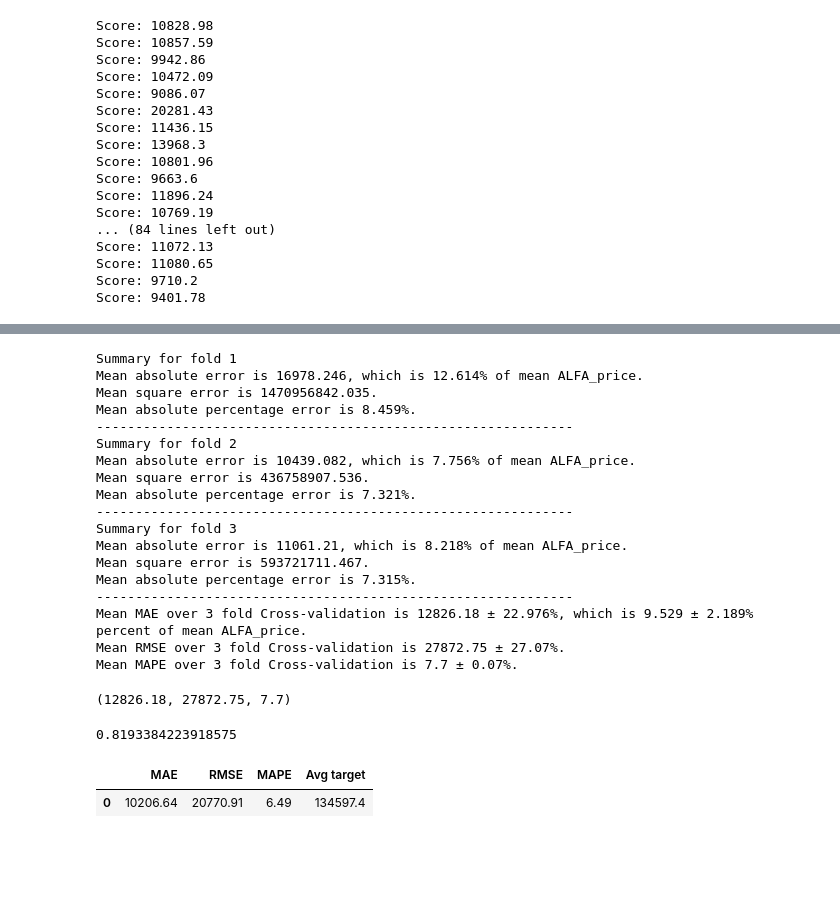
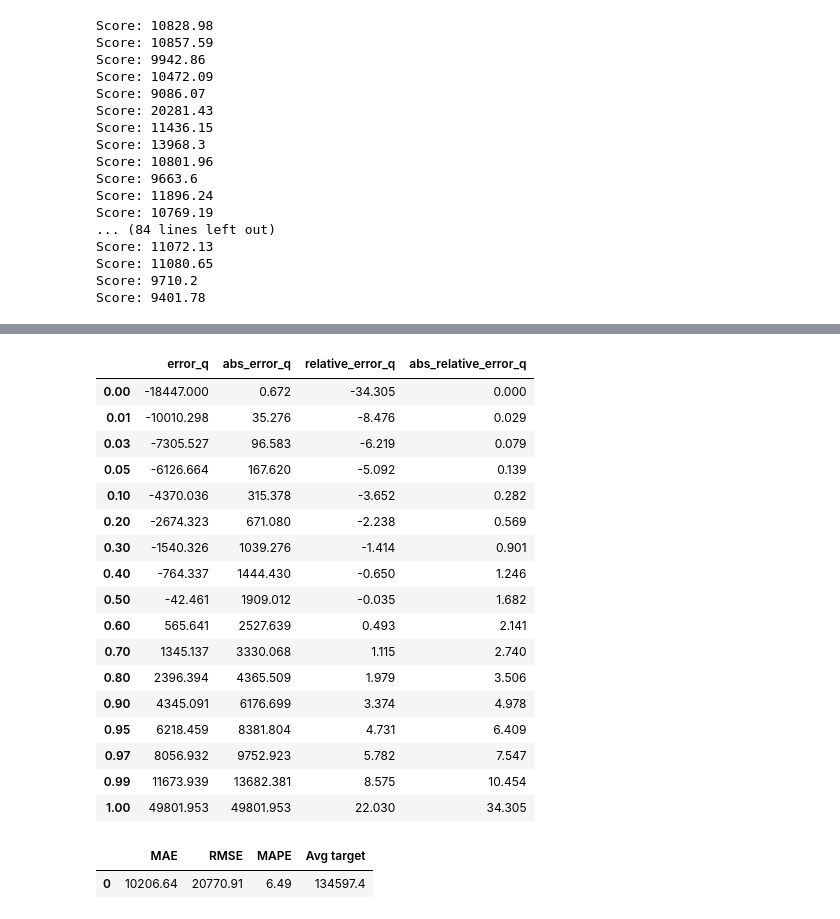
Before and after one commit to asdasde/market_models, a Jupyter notebook: notebooks/2_market_model.ipynb, the cells around one changed output, grey strips where cells are left out. Cells and saved outputs as stored; diff of their text form; code cells hidden in the pictures; blank space fills up the shorter version.

```diff
--- a/notebooks/2_market_model.ipynb
+++ b/notebooks/2_market_model.ipynb
@@ -662,17 +206,16 @@ array([1., 0., 0., 0., 1., 1., 0., 1., 0., 0., 1., 1., 1., 0., 0., 0., 1.,
 # %%
-def get_errors(data = None, target_variable = TARGET_VARIABLE, quantile_ranges = [0, 0.01, 0.03, 0.05, 0.1, 0.2, 0.3, 0.4, 0.5, 0.6, 0.7, 0.8, 0.9, 0.95, 0.97, 0.99, 1]):
-    if data is None:
-        data = DATA
-    errors = data.error
+def get_errors(real : pd.Series, predicted : pd.Series,
+               quantile_ranges=[0, 0.01, 0.03, 0.05, 0.1, 0.2, 0.3, 0.4, 0.5, 0.6, 0.7, 0.8, 0.9, 0.95, 0.97, 0.99, 1]):
+    errors = real - predicted
     absolute_erros = errors.abs()
-    relative_errors = errors / data[TARGET_VARIABLE]
+    relative_errors = errors / real
     errors_q = errors.quantile(quantile_ranges)
     abs_error_q = absolute_erros.quantile(quantile_ranges)
     relative_errors_q = relative_errors.quantile(quantile_ranges) * 100
     abs_relative_erros_q = np.abs(relative_errors).quantile(quantile_ranges) * 100
-    quantile_df = pd.DataFrame(index = errors_q.index)
+    quantile_df = pd.DataFrame(index=errors_q.index)
     quantile_df['error_q'] = errors_q
     quantile_df['abs_error_q'] = abs_error_q
     quantile_df['relative_error_q'] = relative_errors_q
     quantile_df['abs_relative_error_q'] = abs_relative_erros_q
-    return quantile_df
+    return quantile_df.round(3)
@@ -700,29 +222,24 @@ get_errors(out)
-# %%
-kFoldCrossValidation(k = 3)
-# %% [output]
-Summary for fold 1
-Mean absolute error is 16978.246, which is 12.614% of mean ALFA_price.
-Mean square error is 1470956842.035.
-Mean absolute percentage error is 8.459%.
--------------------------------------------------------------
-Summary for fold 2
-Mean absolute error is 10439.082, which is 7.756% of mean ALFA_price.
-Mean square error is 436758907.536.
-Mean absolute percentage error is 7.321%.
--------------------------------------------------------------
-Summary for fold 3
-Mean absolute error is 11061.21, which is 8.218% of mean ALFA_price.
-Mean square error is 593721711.467.
-Mean absolute percentage error is 7.315%.
--------------------------------------------------------------
-Mean MAE over 3 fold Cross-validation is 12826.18 ± 22.976%, which is 9.529 ± 2.189% percent of mean ALFA_price.
-Mean RMSE over 3 fold Cross-validation is 27872.75 ± 27.07%.
-Mean MAPE over 3 fold Cross-validation is 7.7 ± 0.07%.
-(12826.18, 27872.75, 7.7)
-# %%
-out['percentageError'].qanti
-# %% [output]
-0.8193384223918575
+# %%
+get_errors(data[target_variable], utils.predict(model, data[features]))
+# %% [output]
+|  | error_q | abs_error_q | relative_error_q | abs_relative_error_q |
+| 0.00 | -18447.000 | 0.672 | -34.305 | 0.000 |
+| 0.01 | -10010.298 | 35.276 | -8.476 | 0.029 |
+| 0.03 | -7305.527 | 96.583 | -6.219 | 0.079 |
+| 0.05 | -6126.664 | 167.620 | -5.092 | 0.139 |
+| 0.10 | -4370.036 | 315.378 | -3.652 | 0.282 |
+| 0.20 | -2674.323 | 671.080 | -2.238 | 0.569 |
+| 0.30 | -1540.326 | 1039.276 | -1.414 | 0.901 |
+| 0.40 | -764.337 | 1444.430 | -0.650 | 1.246 |
+| 0.50 | -42.461 | 1909.012 | -0.035 | 1.682 |
+| 0.60 | 565.641 | 2527.639 | 0.493 | 2.141 |
+| 0.70 | 1345.137 | 3330.068 | 1.115 | 2.740 |
+| 0.80 | 2396.394 | 4365.509 | 1.979 | 3.506 |
+| 0.90 | 4345.091 | 6176.699 | 3.374 | 4.978 |
+| 0.95 | 6218.459 | 8381.804 | 4.731 | 6.409 |
+| 0.97 | 8056.932 | 9752.923 | 5.782 | 7.547 |
+| 0.99 | 11673.939 | 13682.381 | 8.575 | 10.454 |
+| 1.00 | 49801.953 | 49801.953 | 22.030 | 34.305 |
 # %%
 kpi_data = [[mae, rmse, mape, round(DATA[TARGET_VARIABLE].mean(), 1)]]
 kpi = pd.DataFrame(data=kpi_data, columns=KPI_TABLE_COLUMNS).astype('str')
```
Also changed, not shown: parts of 52 cells of this notebook, 5 other files.
